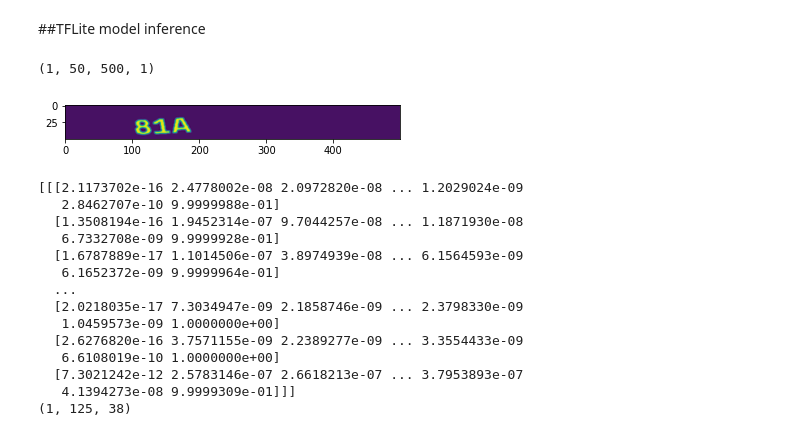
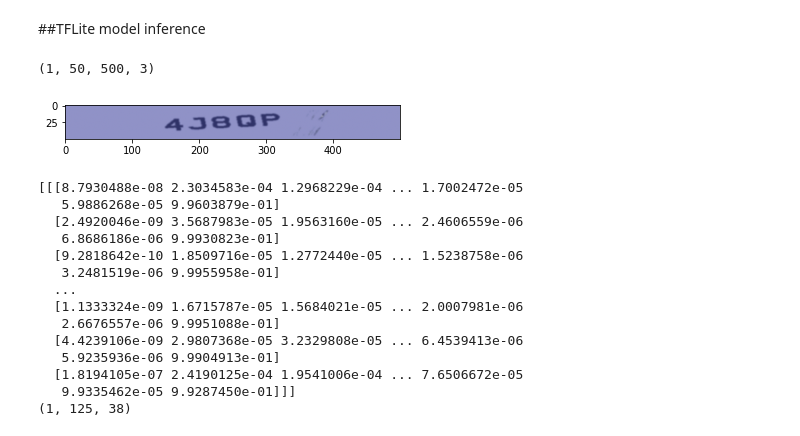
Before and after one commit to aaronfodor/StolenVehicleDetector, a Jupyter notebook: Machine Learning/OCR/OCR.ipynb, the cells around one changed output. Saved outputs shown, nothing was run; the diff lists cells and outputs as text; code cells hidden in the pictures.

```diff
--- a/Machine Learning/OCR/OCR.ipynb
+++ b/Machine Learning/OCR/OCR.ipynb
@@ -676,10 +685,10 @@ class PlateGeneratorWrapper():
 img_h = 50
 img_w = 500
 #3 means RGB, 1 means grayscale
-n_channels = 1
+n_channels = 3
 
 # Batch size for training and validation
-batch_size = 32
+batch_size = 128
 
 train_epoch_size = 100000
 val_epoch_size = 10000
@@ -1556,13 +1547,13 @@ tuner = kt.tuners.Hyperband(
     seed=42,
     hyperparameters=hp,
     directory=hyperopt_dir,
-    project_name=f"{hyperopt_project_name}{sep}"
+    project_name=f"hyperopt"
 )
 tuner.search_space_summary()
 print(f"\nAll epochs: {all_epochs}")
-print(f"Hyperopt project root: {hyperopt_dir}{hyperopt_project_name}{sep}")
+print(f"Hyperopt project root: {hyperopt_dir}")
 
-with open(f'{hyperopt_dir}{hyperopt_project_name}{sep}characters.txt', 'w') as f:
+with open(f'{hyperopt_dir}characters.txt', 'w') as f:
     for item in model_characters:
         f.write(f"{item}\n")
 # %% [output]
@@ -1666,6 +1677,8 @@ current_time = datetime.now().strftime("%Y%m%d-%H%M%S")
 model_name = f"{model.name}_{current_time}_plate_epoch{n_epoch_trained}_loss{'{0:.4f}'.format(best_loss)}"
 model.save(f"{keras_dir}{model_name}")
 
+with open(f"{keras_dir}{model_name}{sep}config.json", 'w', encoding='utf-8') as f:
+    json.dump(training_config, f, ensure_ascii=False, indent=4)
 with open(f'{keras_dir}{model_name}{sep}characters.txt', 'w') as f:
     for item in model_characters:
         f.write(f"{item}\n")
@@ -1905,18 +1928,18 @@ index:  153
 # %%
 # Generate random input image to test the model
 random_input = next(representative_dataset())
 #random_input = np.array(np.random.random_sample(input_shape), dtype=np.float32)
 print(random_input.shape)
-
-random_input_plottable = np.squeeze(random_input, axis=0)
+random_input_plottable = train.decode_image(random_input[0])
 
 # if image has only one channel, drop channel dim to plot with matplotlib
 if(random_input_plottable.shape[2] == 1):
     random_input_plottable = random_input_plottable[:,:,0]
 imgplot = plt.imshow(random_input_plottable)
+plt.show()
 # %% [output]
-(1, 50, 500, 1)
+(1, 50, 500, 3)
-[figure, old version]
+[figure, new version]
 # %%
 interpreter.allocate_tensors()
 
@@ -1931,19 +1954,19 @@ output_data = interpreter.get_tensor(output_idx)
 print(output_data)
 print(output_data.shape)
 # %% [output]
-[[[2.1173702e-16 2.4778002e-08 2.0972820e-08 ... 1.2029024e-09
-   2.8462707e-10 9.9999988e-01]
-  [1.3508194e-16 1.9452314e-07 9.7044257e-08 ... 1.1871930e-08
-   6.7332708e-09 9.9999928e-01]
-  [1.6787889e-17 1.1014506e-07 3.8974939e-08 ... 6.1564593e-09
-   6.1652372e-09 9.9999964e-01]
+[[[8.7930488e-08 2.3034583e-04 1.2968229e-04 ... 1.7002472e-05
+   5.9886268e-05 9.9603879e-01]
+  [2.4920046e-09 3.5687983e-05 1.9563160e-05 ... 2.4606559e-06
+   6.8686186e-06 9.9930823e-01]
+  [9.2818642e-10 1.8509716e-05 1.2772440e-05 ... 1.5238758e-06
+   3.2481519e-06 9.9955958e-01]
   ...
-  [2.0218035e-17 7.3034947e-09 2.1858746e-09 ... 2.3798330e-09
-   1.0459573e-09 1.0000000e+00]
-  [2.6276820e-16 3.7571155e-09 2.2389277e-09 ... 3.3554433e-09
-   6.6108019e-10 1.0000000e+00]
-  [7.3021242e-12 2.5783146e-07 2.6618213e-07 ... 3.7953893e-07
-   4.1394273e-08 9.9999309e-01]]]
+  [1.1333324e-09 1.6715787e-05 1.5684021e-05 ... 2.0007981e-06
+   2.6676557e-06 9.9951088e-01]
+  [4.4239106e-09 2.9807368e-05 3.2329808e-05 ... 6.4539413e-06
+   5.9235936e-06 9.9904913e-01]
+  [1.8194105e-07 2.4190125e-04 1.9541006e-04 ... 7.6506672e-05
+   9.9335462e-05 9.9287450e-01]]]
 (1, 125, 38)
 # %%
 np_output_data = np.array(output_data)
```
Also changed, not shown: parts of 43 cells of this notebook, 22 other files.
